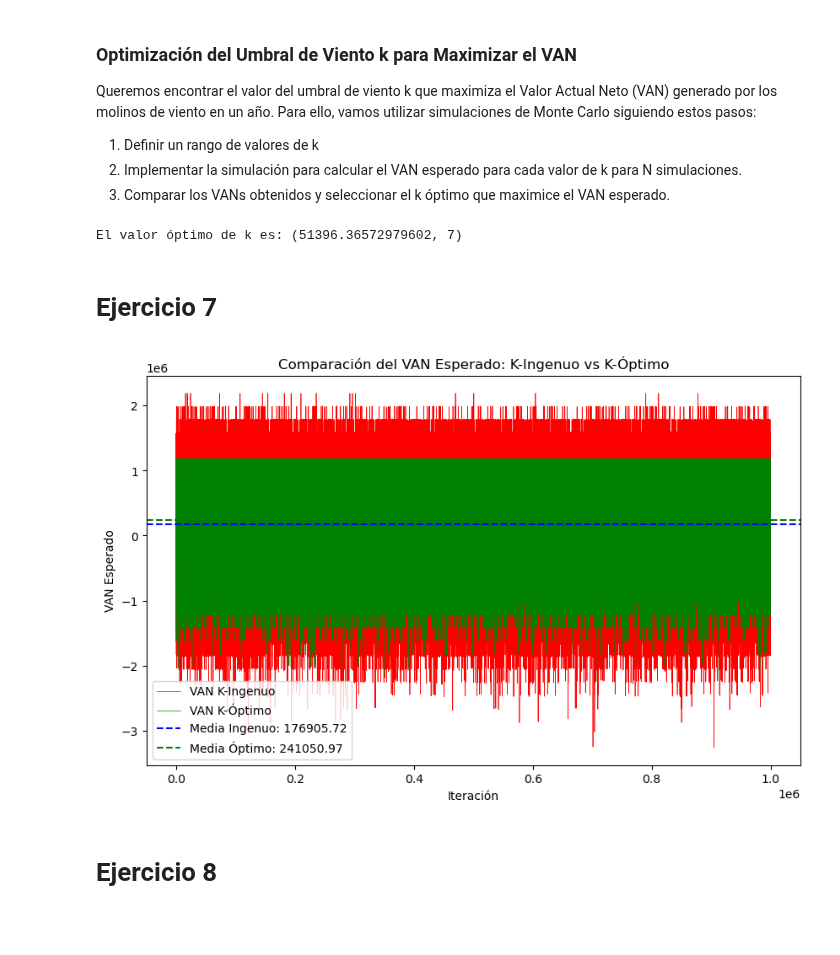
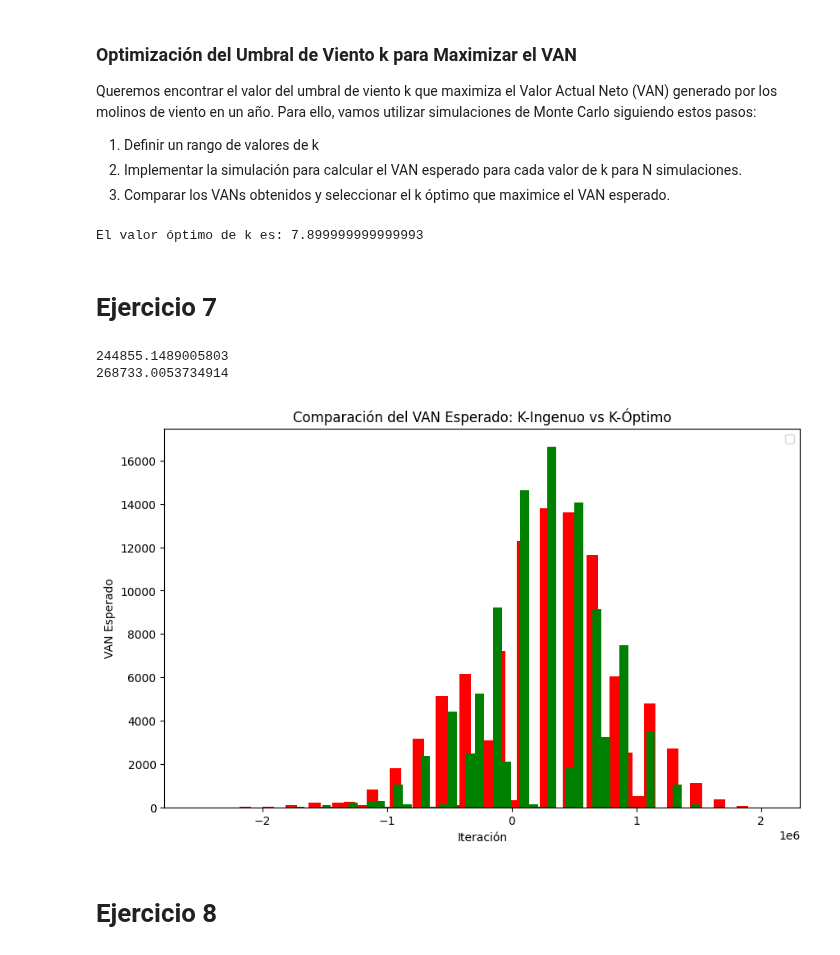
Before and after one commit to MarianoSanson/tp-viento, a Jupyter notebook: viento.ipynb, the cells around one changed output. Drawn from its saved outputs; the diff is of its cells as text; code cells hidden in the pictures; blank space fills up the shorter version.

```diff
--- a/viento.ipynb
+++ b/viento.ipynb
@@ -528,36 +532,33 @@ Queremos encontrar el valor del umbral de viento k que maximiza el Valor Actual
 2. Implementar la simulación para calcular el VAN esperado para cada valor de k para N simulaciones.
 3. Comparar los VANs obtenidos y seleccionar el k óptimo que maximice el VAN esperado.
 # %%
-N = 100
-
-umbrales = np.arange(1, 12)
-lista_VANs_norte = []
-lista_VANs_sur = []
+N = 1000
+umbrales = np.arange(6, 10, 0.1)
 lista_VANs_total = []
 
 # Llenar las listas con las tuplas de [VAN, k]
 for k in umbrales:
-
-    VAN_esperado_dado_k = VAN_esperado(k,N,T)[0]
-
-    lista_VANs_total.append((VAN_esperado_dado_k,k))
+    VAN_esperado_dado_k = VAN_esperado(k, N, T)[0]
+    lista_VANs_total.append((VAN_esperado_dado_k, k))
 
 # Encontrar el valor de k más alto considerando VAN y luego k
-k_optimo_general = max(lista_VANs_total, key=lambda x: (x[0], x[1]))  # Max en función de [VAN, k]
+k_optimo_general = max(lista_VANs_total, key=lambda x: (x[0], x[1]))[1]  # Max en función de [VAN, k], solo devuelve k
 
 print(f"El valor óptimo de k es: {k_optimo_general}")
 # %% [output]
-El valor óptimo de k es: (51396.36572979602, 7)
+El valor óptimo de k es: 7.899999999999993
 # %% [markdown]
 # Ejercicio 7
 # %%
+k_optimo_general = 7.9
+
 # Suponiendo que ya tienes las listas llenas con los valores
 lista_van_k_optimo = []
 lista_van_ingenua = []
 
 for i in range(100000):
     VAN_esperado_ingenuo = calcular_VAN(T, simular_viento, 10000)[0][-1]
-    VAN_esperado_optimo = calcular_VAN(T, simular_viento, 7)[0][-1]
+    VAN_esperado_optimo = calcular_VAN(T, simular_viento, k_optimo_general)[0][-1]
 
     lista_van_k_optimo.append(VAN_esperado_optimo)
     lista_van_ingenua.append(VAN_esperado_ingenuo)
@@ -565,26 +566,29 @@ for i in range(100000):
 # Calcular las medias para referencia
 media_ingenua = np.mean(lista_van_ingenua)
 media_optimo = np.mean(lista_van_k_optimo)
-
-# Graficar las dos listas
-plt.figure(figsize=(10, 6))
-plt.plot(lista_van_ingenua, label='VAN K-Ingenuo', color='red', linewidth = 0.5)
-plt.plot(lista_van_k_optimo, label='VAN K-Óptimo', color='green', linewidth = 0.5)
-
-# Graficar las líneas de las medias
-plt.axhline(y=media_ingenua, color='blue', linestyle='--', label=f'Media Ingenuo: {media_ingenua:.2f}')
-plt.axhline(y=media_optimo, color='green', linestyle='--', label=f'Media Óptimo: {media_optimo:.2f}')
-
-# Añadir títulos y etiquetas
-plt.title('Comparación del VAN Esperado: K-Ingenuo vs K-Óptimo')
-plt.xlabel('Iteración')
-plt.ylabel('VAN Esperado')
-plt.legend()
-
-# Mostrar la gráfica
-plt.show()
-# %% [output]
-[figure, removed]
+# %%
+print(media_ingenua)
+print(media_optimo)
+# %% [output]
+244855.1489005803
+268733.0053734914
+# %%
+# Graficar las dos listas
+plt.figure(figsize=(10, 6))
+plt.hist(lista_van_ingenua, color = "red", bins = 50)
+plt.hist(lista_van_k_optimo, color = "green", bins = 50)
+
+
+# Añadir títulos y etiquetas
+plt.title('Comparación del VAN Esperado: K-Ingenuo vs K-Óptimo')
+plt.xlabel('Iteración')
+plt.ylabel('VAN Esperado')
+plt.legend()
+
+# Mostrar la gráfica
+plt.show()
+# %% [output]
+[figure, added]
 # %% [markdown]
 # Ejercicio 8
 # %% [markdown]
```
Also changed, not shown: parts of 17 cells of this notebook.
